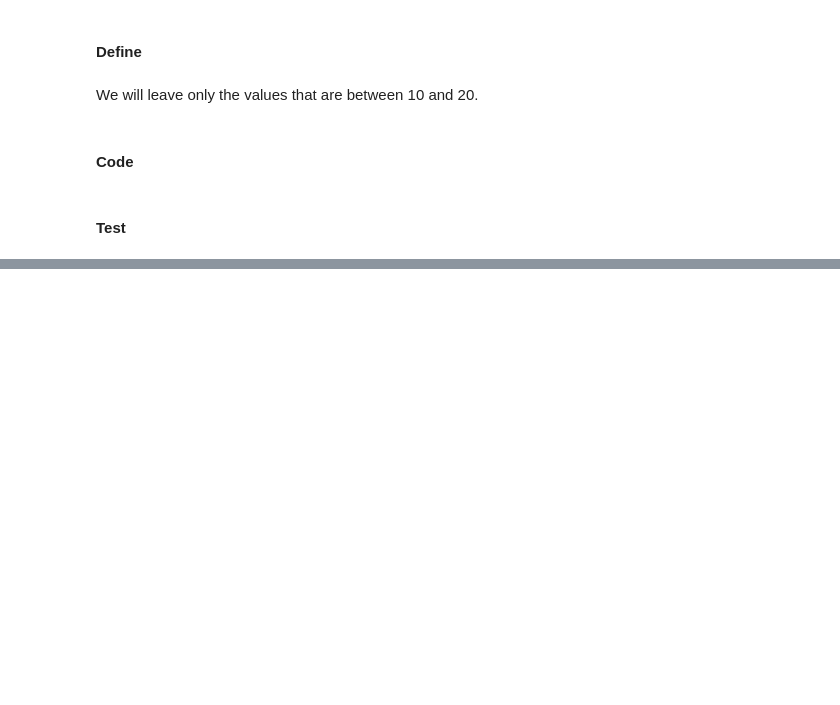
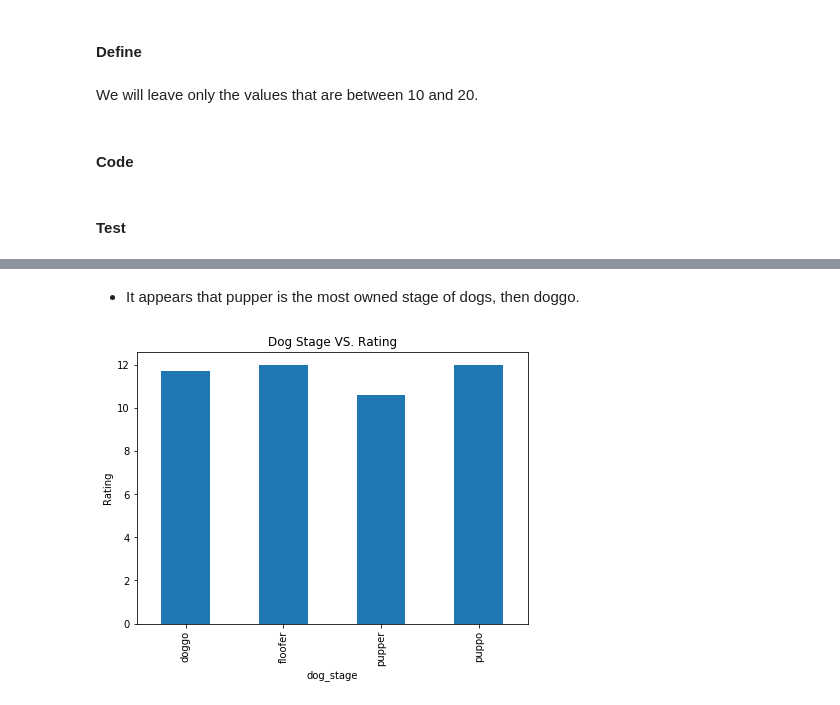
Before and after one commit to Faisal-AlDhuwayhi/Wrangle-and-Analyze-Data, a Jupyter notebook: wrangle_act.ipynb, the cells around one changed output, grey strips where cells are left out. Drawn from its saved outputs; the diff is of its cells as text; code cells hidden in the pictures; blank space fills up the shorter version.

```diff
--- a/wrangle_act.ipynb
+++ b/wrangle_act.ipynb
@@ -827,0 +862,9 @@ pd.scater()
+# %% [markdown]
+- It appears that pupper is the most owned stage of dogs, then doggo.
+# %%
+stage_rating = df.groupby(['dog_stage']).mean()['rating_numerator']
+stage_rating.plot(kind='bar', figsize=(7,5));
+plt.title('Dog Stage VS. Rating')
+plt.ylabel('Rating');
+# %% [output]
+[figure, added]
```
Also changed, not shown: parts of 19 cells of this notebook, 1 other file.
